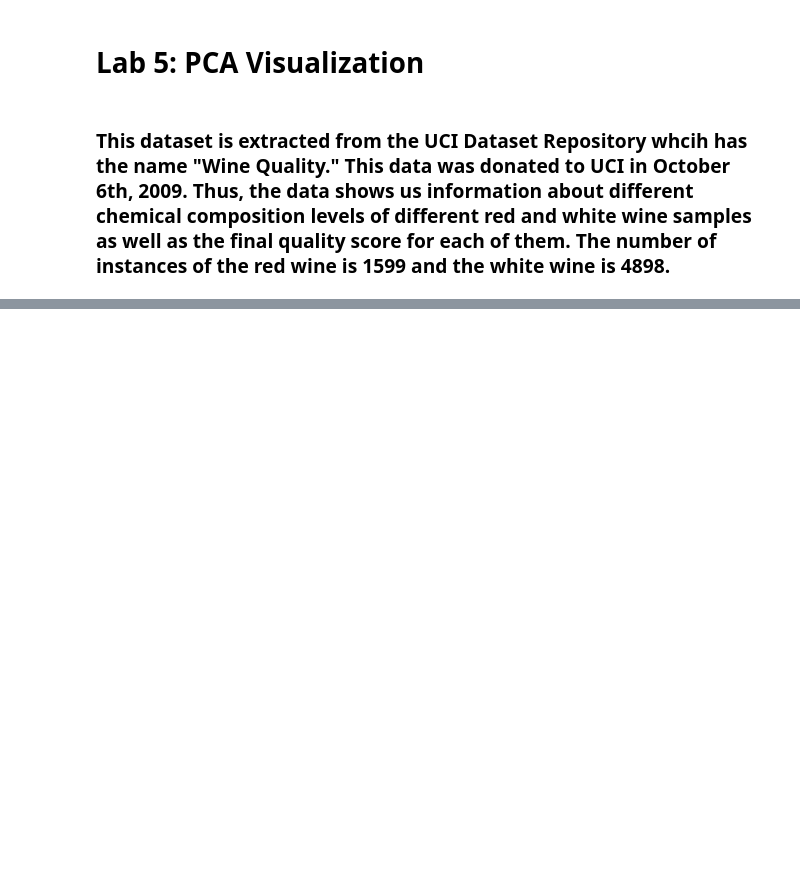
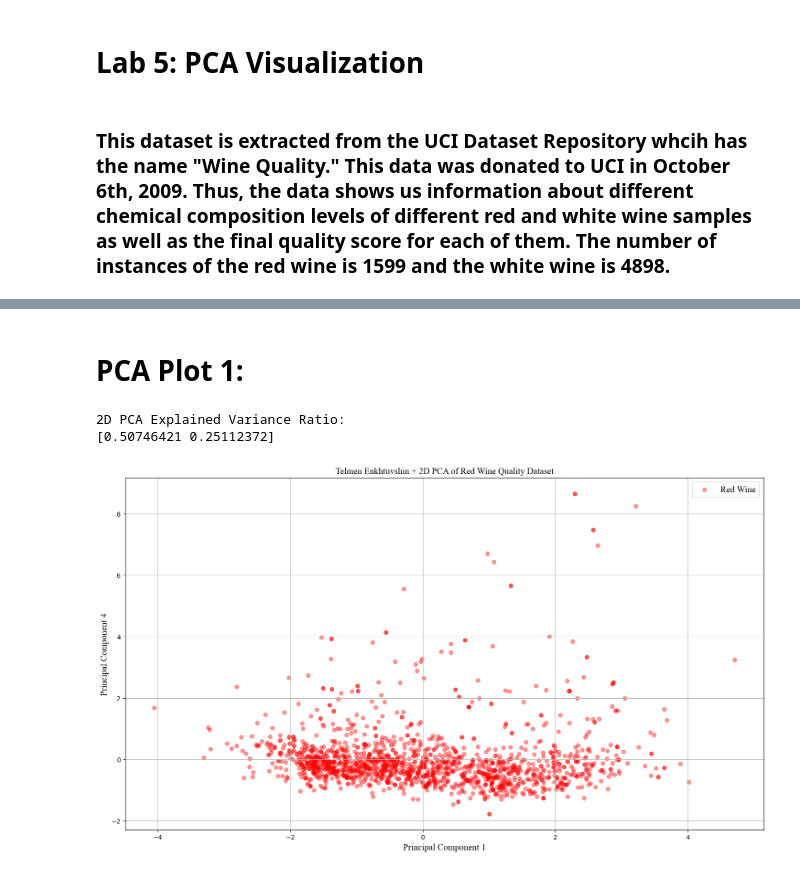
Before and after one commit to Telmen17/CS445-DataVis, a Jupyter notebook: Lab5/Telmen_Enkhtuvshin_Lab5.ipynb, the cells around one changed output, grey strips where cells are left out. Cells and saved outputs as stored; diff of their text form; code cells hidden in the pictures; blank space fills up the shorter version.

```diff
--- a/Lab5/Telmen_Enkhtuvshin_Lab5.ipynb
+++ b/Lab5/Telmen_Enkhtuvshin_Lab5.ipynb
@@ -15,0 +158,26 @@ FileNotFoundError: [Errno 2] No such file or directory: 'winequality-red.csv'
+# %% [markdown]
+# PCA Plot 1:
+# %%
+from sklearn.decomposition import PCA
+# 2D PCA
+pca2d = PCA(n_components=2)
+X_pca_2d = pca2d.fit_transform(X_scaled)
+pca2d_df = pd.DataFrame(data=X_pca_2d, columns=['PC1', 'PC4'])
+
+# Print explained variance ratio for 2D PCA
+print("2D PCA Explained Variance Ratio:")
+print(pca2d.explained_variance_ratio_)
+plt.figure(figsize=(18, 10))
+plt.scatter(pca2d_df['PC1'], pca2d_df['PC4'], alpha=0.4, color='red', label='Red Wine')
+
+plt.xlabel('Principal Component 1', fontname='Times New Roman', fontsize=14)
+plt.ylabel('Principal Component 4', fontname='Times New Roman', fontsize=14)
+plt.title('Telmen Enkhtuvshin + 2D PCA of Red Wine Quality Dataset', fontname='Times New Roman', fontsize=14)
+plt.legend(loc='best', prop=times_new_roman)
+plt.grid(True)
+plt.savefig("Lab5-Telmen_Enkhtuvshin-2dPCA.png", dpi=300, bbox_inches='tight')
+plt.show()
+# %% [output]
+2D PCA Explained Variance Ratio:
+[0.50746421 0.25112372]
+[figure, added]
```
Also changed, not shown: parts of 24 cells of this notebook, 5 other files.
